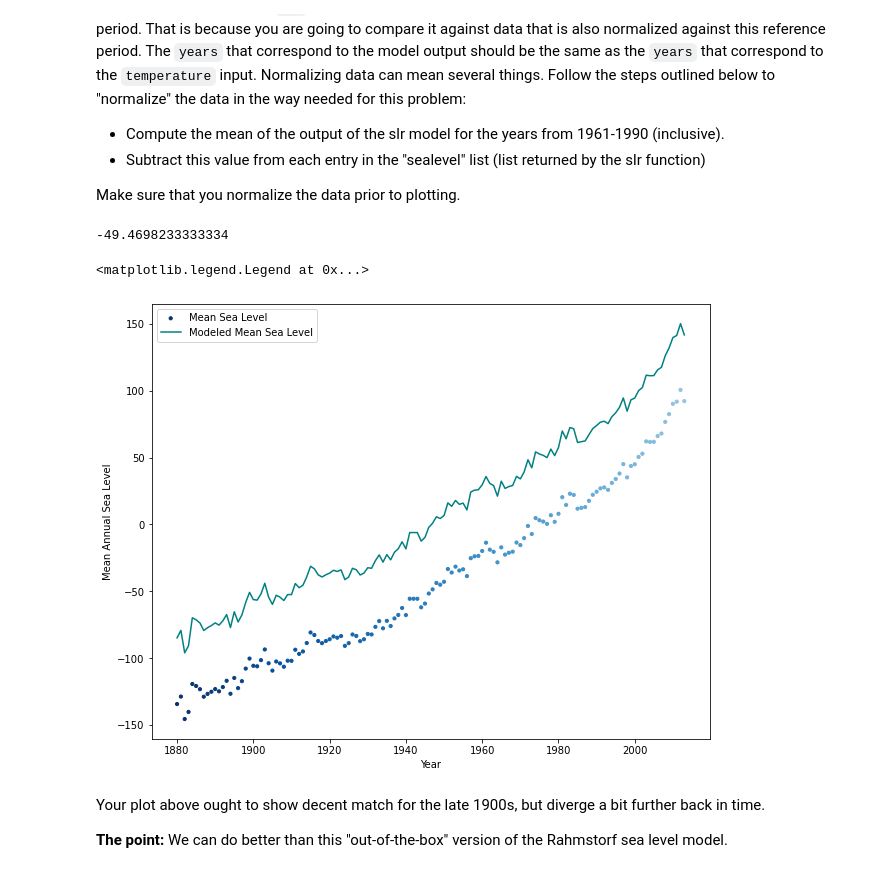
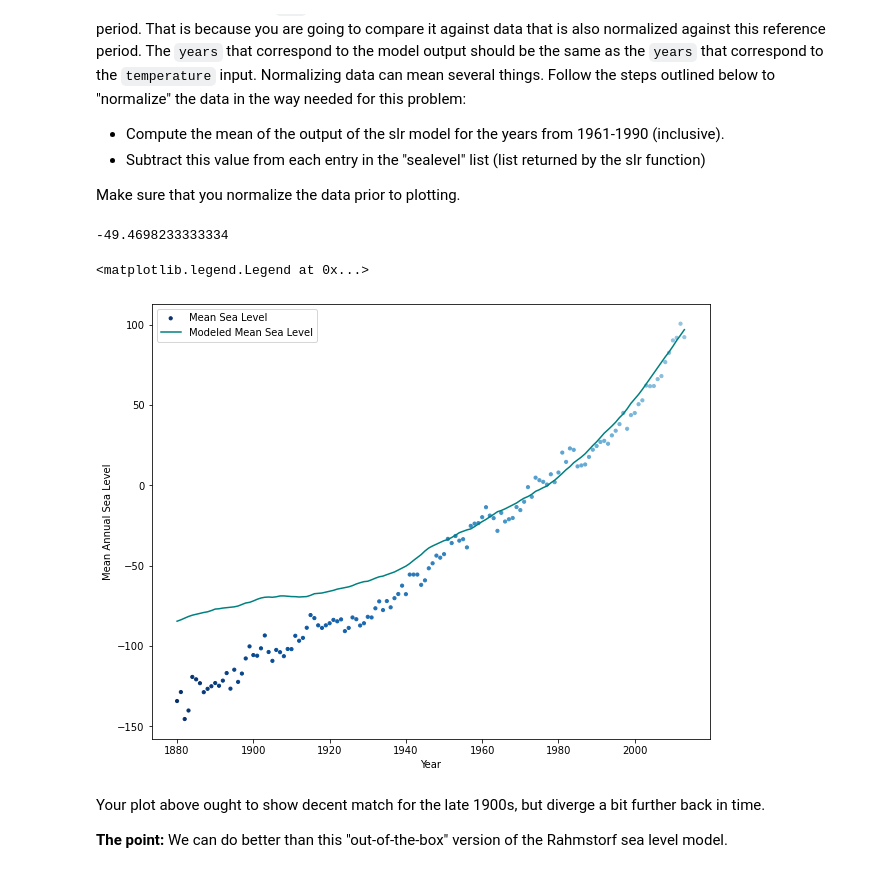
Before and after one commit to the-rich-piana/CSCI_AI, a Jupyter notebook: CSCI3202_HW8_Giuliano_Costa.ipynb, the cells around one changed output. Cells and saved outputs as stored; diff of their text form; code cells hidden in the pictures.

```diff
--- a/CSCI3202_HW8_Giuliano_Costa.ipynb
+++ b/CSCI3202_HW8_Giuliano_Costa.ipynb
@@ -311,24 +280,24 @@ def slr(alpha, Teq, temperature):
 # %%
 # Your code here.
 slr_level = slr(3.4, -0.5, temperature)
 slr90_mean = np.mean(slr_level[81:111])
 
 
 sea_normalized = []
 for i in range(len(sealevel)):
-    sea_normalized.append( sealevel[i]- slr90_mean)
+    sea_normalized.append( slr_level[i]- slr90_mean)
 
 print(slr90_mean)
 plt.figure(figsize=(10,8))
 plt.ylabel("Mean Annual Sea Level")
 plt.xlabel("Year")
 plt.scatter(x=year, y=sealevel, label='Mean Sea Level',  s=10,c=plt.cm.Blues_r(np.linspace(0, 0.6, len(slr_level))))
 plt.plot(year, sea_normalized, label='Modeled Mean Sea Level', c='teal')
 plt.legend(loc="upper left")
 # %% [output]
 -49.4698233333334
 <matplotlib.legend.Legend at 0x...>
-[figure, old version]
+[figure, new version]
 # %% [markdown]
 Your plot above ought to show decent match for the late 1900s, but diverge a bit further back in time.
 
```
Also changed, not shown: parts of 16 cells of this notebook, 4 other files.
